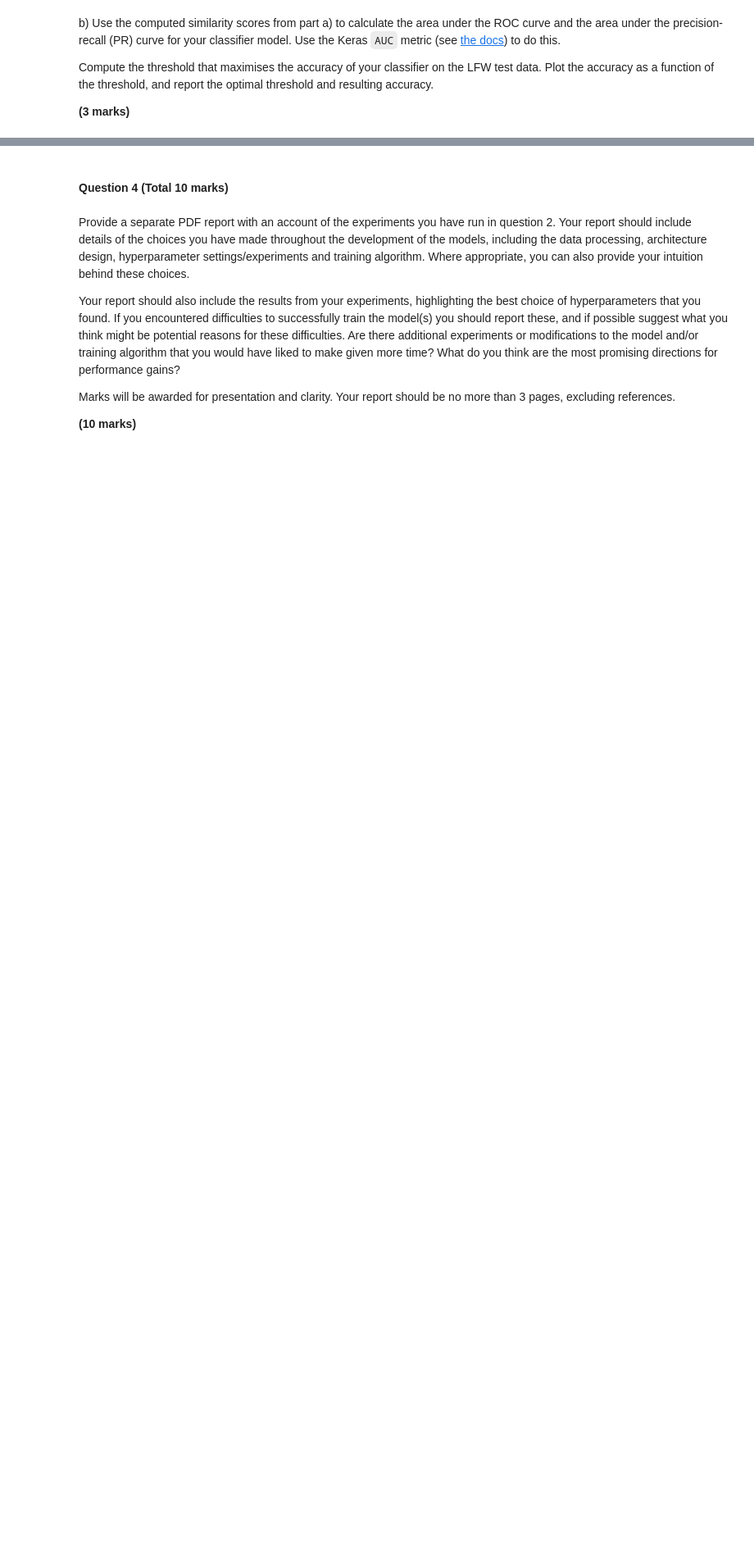
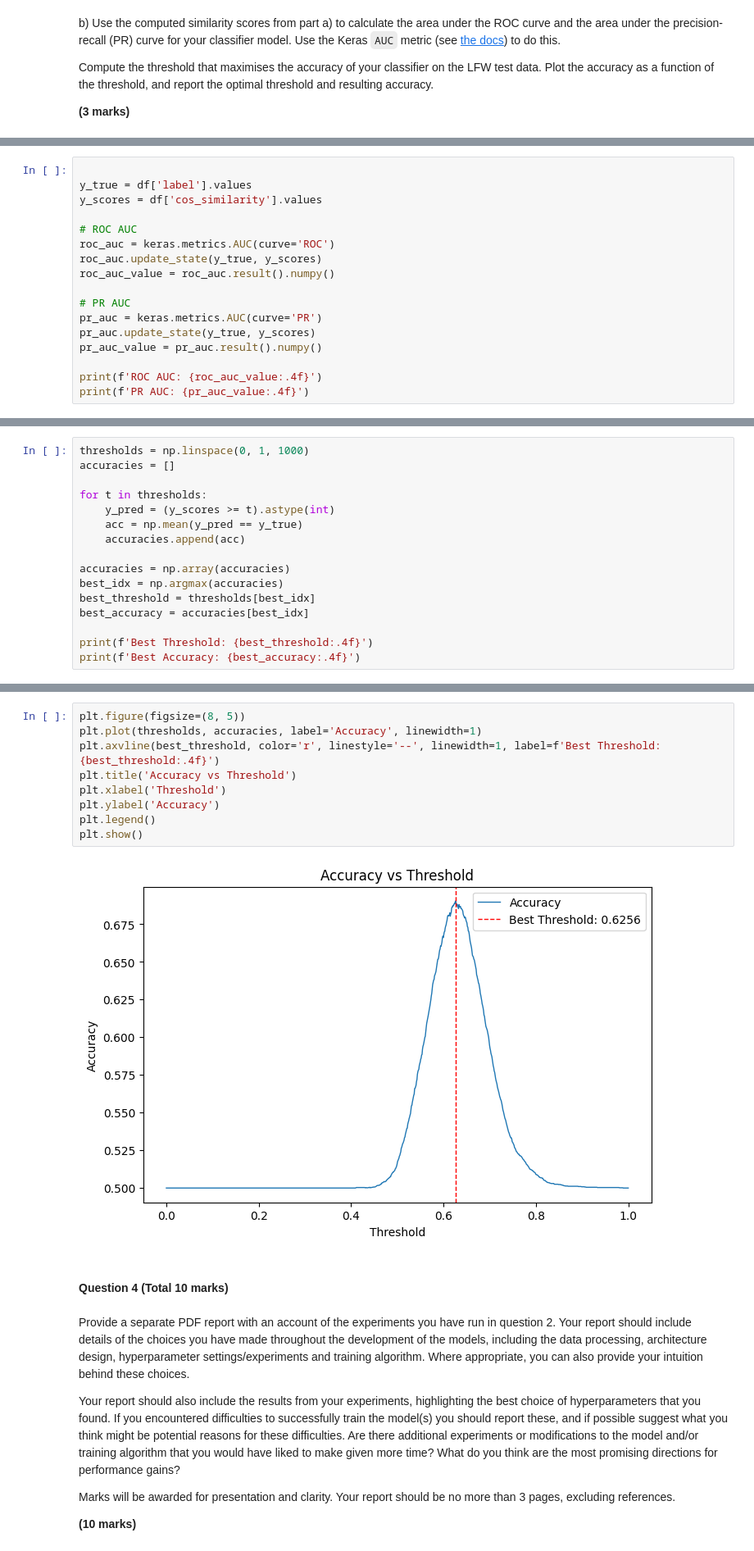
Before and after one commit to ariana-ch/cw1, a Jupyter notebook: CW1/assessment_backup.ipynb, the cells around one changed output, grey strips where cells are left out. Shown at 82% size. Drawn from its saved outputs; the diff is of its cells as text; blank space fills up the shorter version.

```diff
--- a/CW1/assessment_backup.ipynb
+++ b/CW1/assessment_backup.ipynb
@@ -2628,0 +2527,17 @@ Compute the threshold that maximises the accuracy of your classifier on the LFW
+# %%
+
+y_true = df['label'].values
+y_scores = df['cos_similarity'].values
+
+# ROC AUC
+roc_auc = keras.metrics.AUC(curve='ROC')
+roc_auc.update_state(y_true, y_scores)
+roc_auc_value = roc_auc.result().numpy()
+
+# PR AUC
+pr_auc = keras.metrics.AUC(curve='PR')
+pr_auc.update_state(y_true, y_scores)
+pr_auc_value = pr_auc.result().numpy()
+
+print(f'ROC AUC: {roc_auc_value:.4f}')
+print(f'PR AUC: {pr_auc_value:.4f}')
@@ -2628,0 +2547,16 @@ Compute the threshold that maximises the accuracy of your classifier on the LFW
+# %%
+thresholds = np.linspace(0, 1, 1000)
+accuracies = []
+
+for t in thresholds:
+    y_pred = (y_scores >= t).astype(int)
+    acc = np.mean(y_pred == y_true)
+    accuracies.append(acc)
+
+accuracies = np.array(accuracies)
+best_idx = np.argmax(accuracies)
+best_threshold = thresholds[best_idx]
+best_accuracy = accuracies[best_idx]
+
+print(f'Best Threshold: {best_threshold:.4f}')
+print(f'Best Accuracy: {best_accuracy:.4f}')
@@ -2629,3 +2566,14 @@ Compute the threshold that maximises the accuracy of your classifier on the LFW
+# %%
+plt.figure(figsize=(8, 5))
+plt.plot(thresholds, accuracies, label='Accuracy', linewidth=1)
+plt.axvline(best_threshold, color='r', linestyle='--', linewidth=1, label=f'Best Threshold: {best_threshold:.4f}')
+plt.title('Accuracy vs Threshold')
+plt.xlabel('Threshold')
+plt.ylabel('Accuracy')
+plt.legend()
+plt.show()
+# %% [output]
+[figure, added]
 # %% [markdown]
 #### Question 4 (Total 10 marks)
 # %% [markdown]
```
Also changed, not shown: parts of 43 cells of this notebook, 1 other file.
